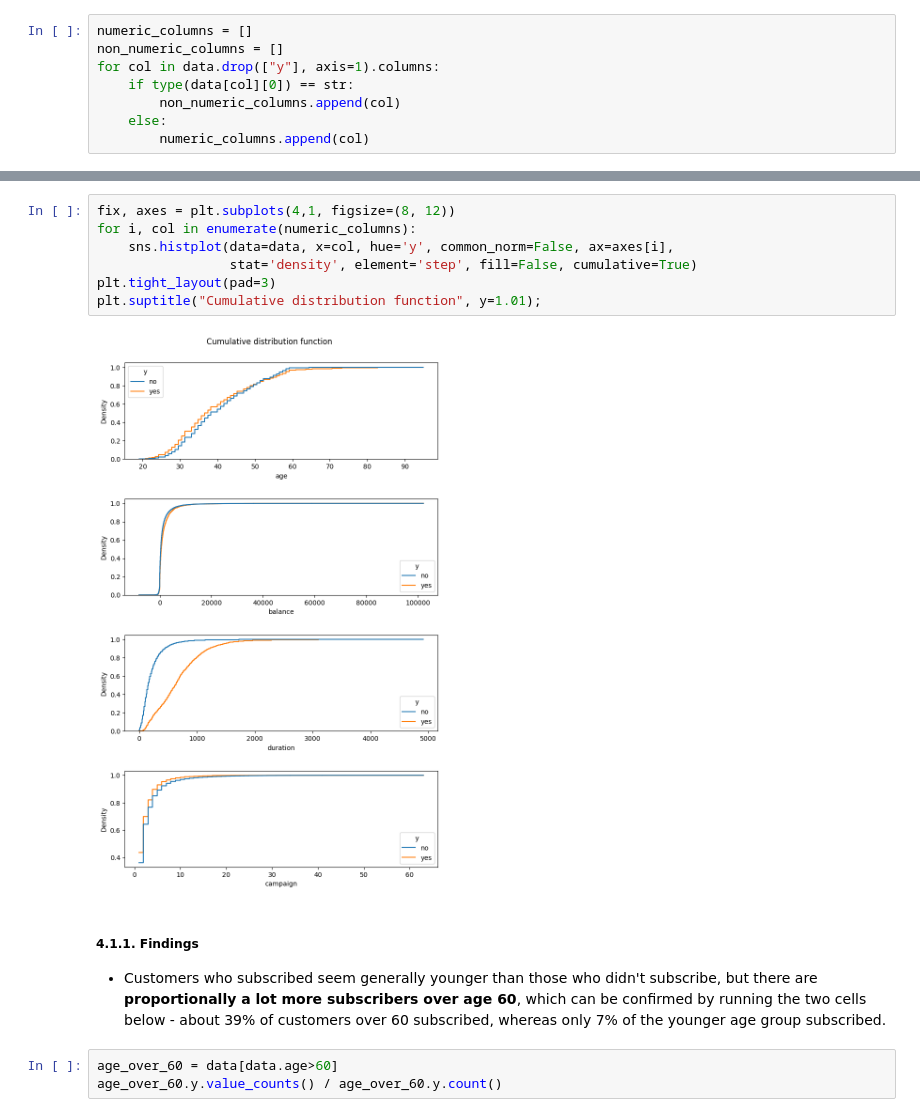
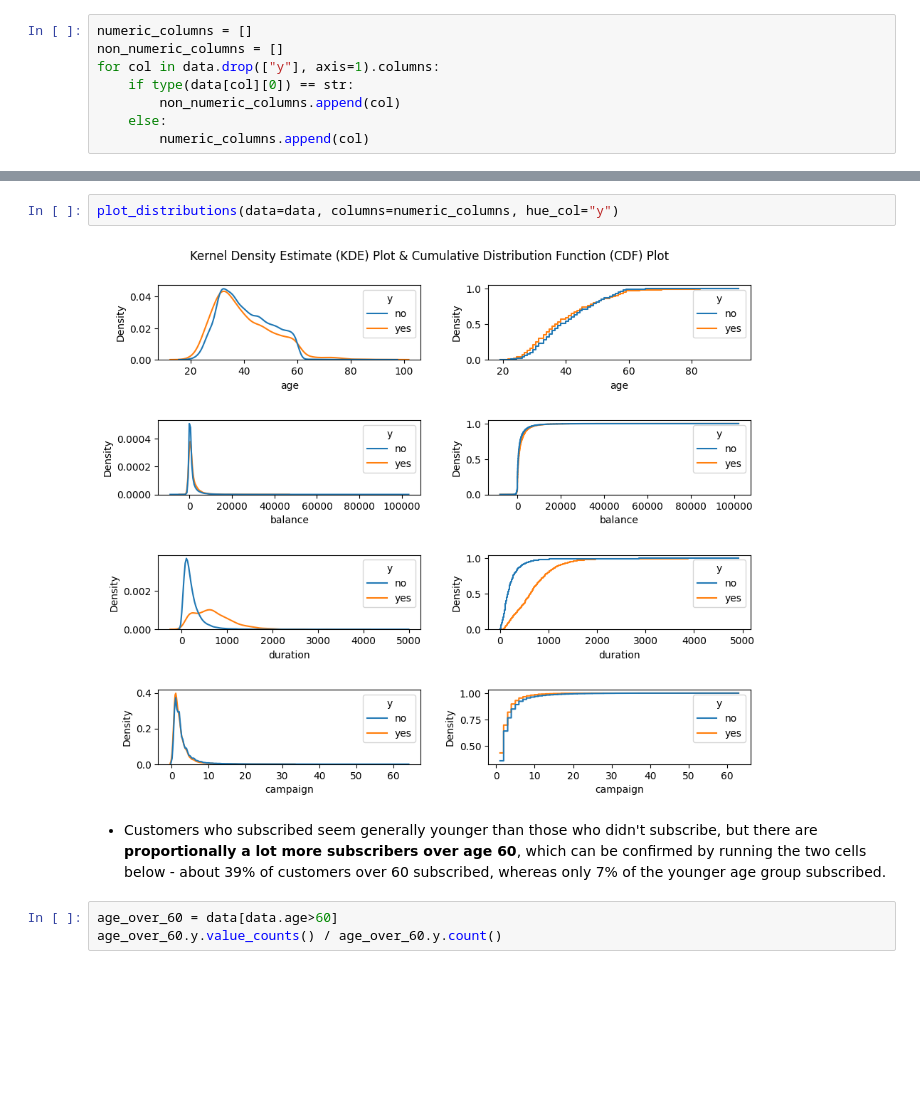
Before and after one commit to henryhyunwookim/Term-Deposit-Marketing, a Jupyter notebook: Term Deposit Marketing_v3.ipynb, the cells around one changed output, grey strips where cells are left out. Drawn from its saved outputs; the diff is of its cells as text; blank space fills up the shorter version.

```diff
--- a/Term Deposit Marketing_v3.ipynb
+++ b/Term Deposit Marketing_v3.ipynb
@@ -279,14 +246,8 @@ plt.suptitle("Kernel Density Function", y=1.01);
-# %%
-fix, axes = plt.subplots(4,1, figsize=(8, 12))
-for i, col in enumerate(numeric_columns):
-    sns.histplot(data=data, x=col, hue='y', common_norm=False, ax=axes[i],
-                 stat='density', element='step', fill=False, cumulative=True)
-plt.tight_layout(pad=3)
-plt.suptitle("Cumulative distribution function", y=1.01);
-# %% [output]
-[figure, removed]
+# %%
+plot_distributions(data=data, columns=numeric_columns, hue_col="y")
+# %% [output]
+[figure, added]
 # %% [markdown]
-##### <b>4.1.1. Findings</b>
 - Customers who subscribed seem generally younger than those who didn't subscribe, but there are <b>proportionally a lot more subscribers over age 60</b>, which can be confirmed by running the two cells below - about 39% of customers over 60 subscribed, whereas only 7% of the younger age group subscribed.
 # %%
 age_over_60 = data[data.age>60]
```
Also changed, not shown: parts of 40 cells of this notebook, 3 other files.
